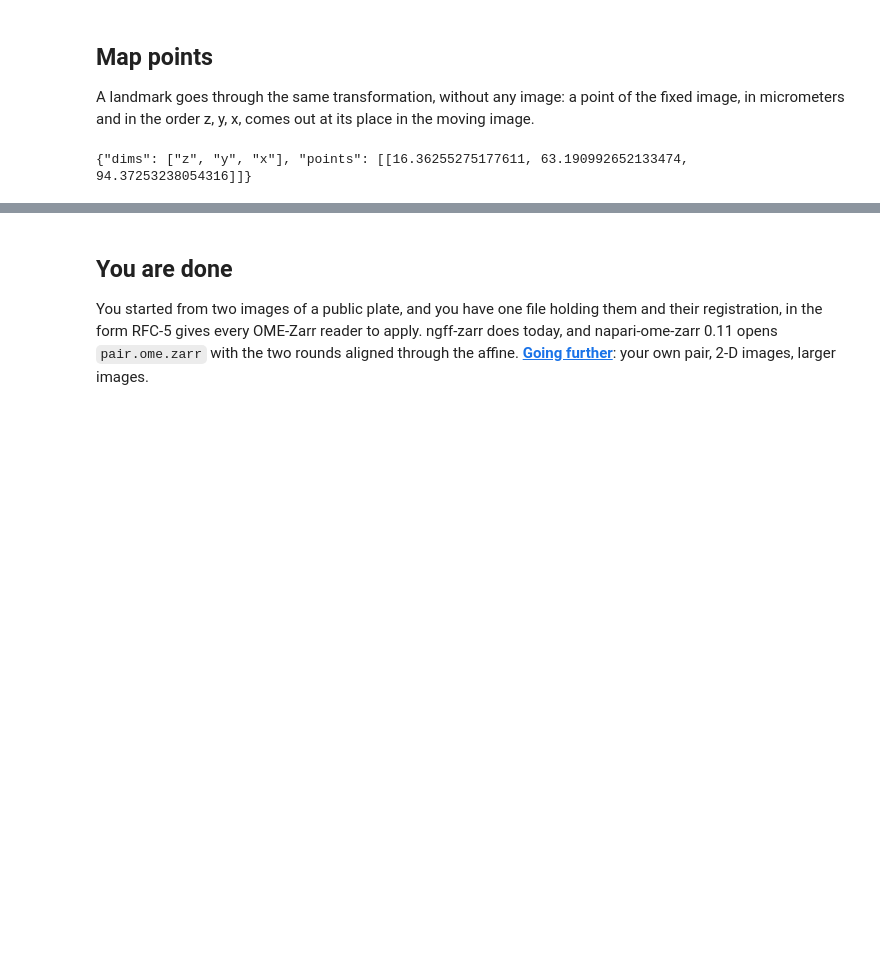
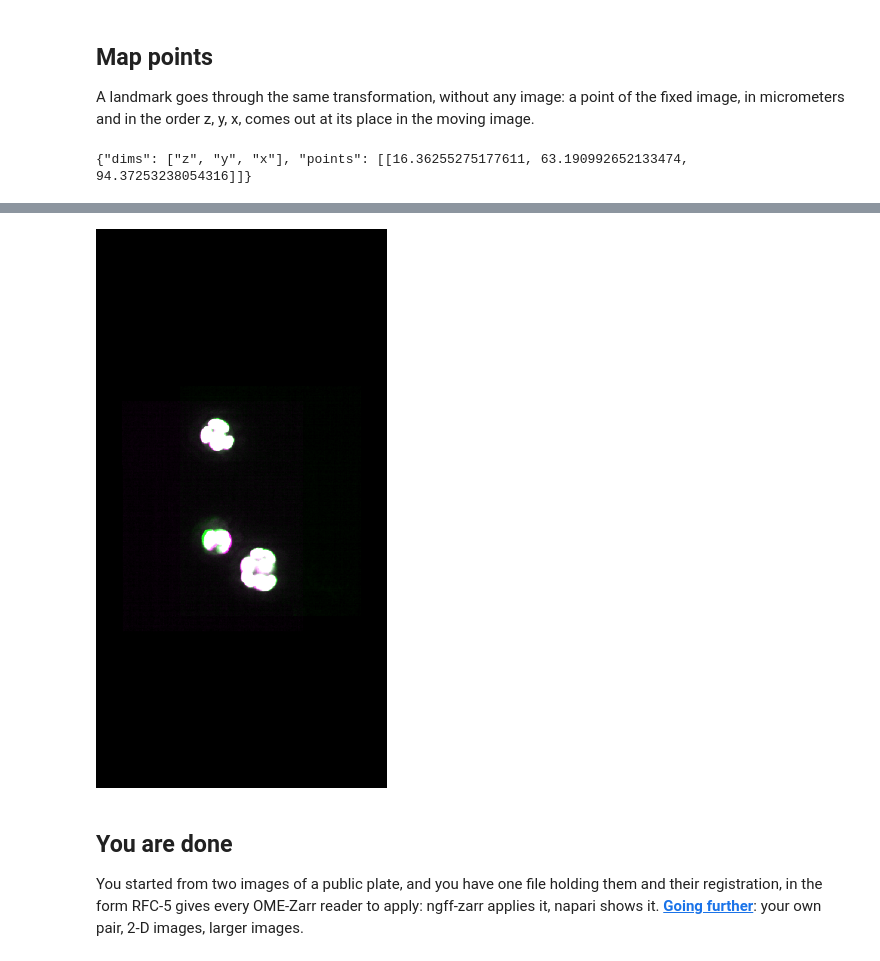
Before and after one commit to fideus-labs/ome-zarr-registration-tutorial, a Jupyter notebook: steps/4-apply.ipynb, the cells around one changed output, grey strips where cells are left out. Saved outputs shown, nothing was run; the diff lists cells and outputs as text; code cells hidden in the pictures; blank space fills up the shorter version.

```diff
--- a/steps/4-apply.ipynb
+++ b/steps/4-apply.ipynb
@@ -83,6 +90,21 @@ the order z, y, x, comes out at its place in the moving image.
+# %%
+import napari
+from napari.utils import nbscreenshot
+
+viewer = napari.Viewer()
+viewer.open("../output/pair.ome.zarr", plugin="napari-ome-zarr")  # the scene as a folder, written beside pair.ozx
+viewer.layers[0].colormap, viewer.layers[1].colormap = "green", "magenta"
+for layer in viewer.layers:
+    layer.blending = "additive"
+viewer.dims.set_point(0, 15)  # the middle plane, in micrometers
+viewer.window.resize(560, 500)
+viewer.reset_view()
+nbscreenshot(viewer, canvas_only=True)
+# %% [output]
+[figure, added]
 # %% [markdown]
 ## You are done
 
 You started from two images of a public plate, and you have one file holding them and their registration, in the form
-RFC-5 gives every OME-Zarr reader to apply. ngff-zarr does today, and napari-ome-zarr 0.11 opens `pair.ome.zarr` with the
-two rounds aligned through the affine. **[Going further](../going-further.md)**: your own pair, 2-D images, larger images.
+RFC-5 gives every OME-Zarr reader to apply: ngff-zarr applies it, napari shows it. **[Going further](../going-further.md)**:
+your own pair, 2-D images, larger images.
```
Also changed, not shown: parts of 1 cell of this notebook, 7 other files.
